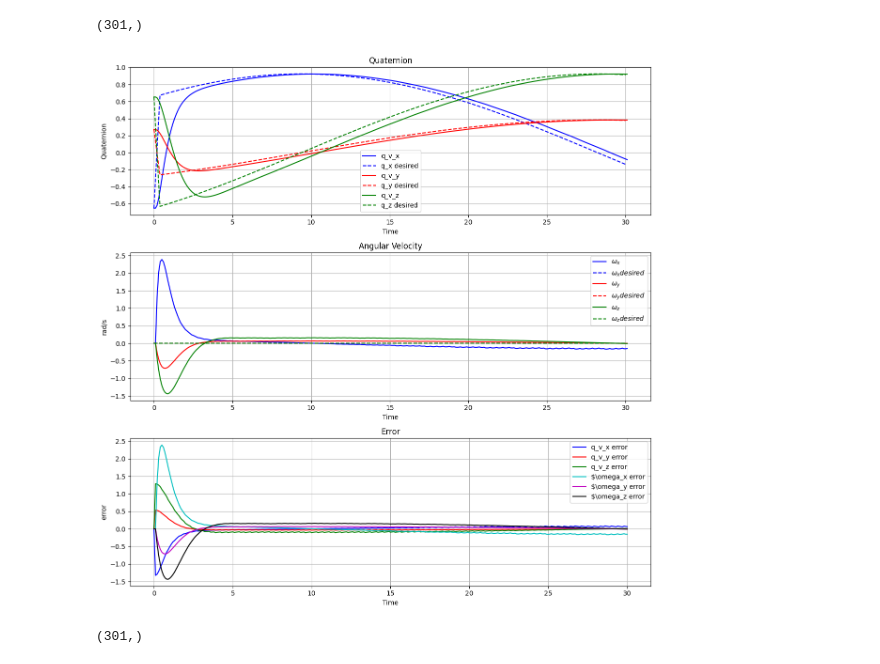
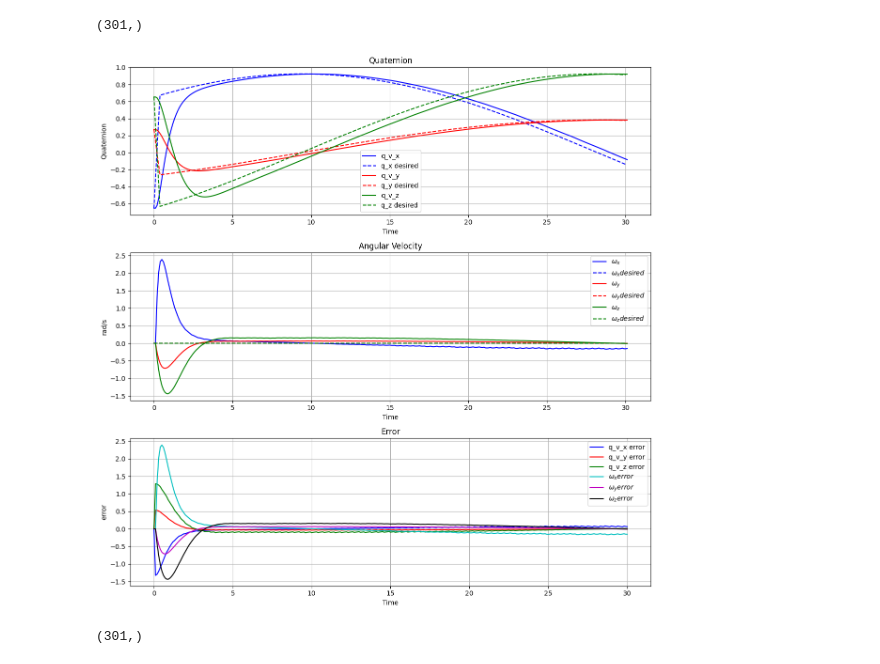
Before and after one commit to abbddos/orbit, a Jupyter notebook: lqr.ipynb, the cells around one changed output. Drawn from its saved outputs; the diff is of its cells as text; code cells hidden in the pictures.

```diff
--- a/lqr.ipynb
+++ b/lqr.ipynb
@@ -246,37 +246,37 @@ plt.legend()
 
 plt.subplot(3, 1, 2)
 plt.plot(time_history, state_history[3], 'b-', label=r'$\omega_x$')
 plt.plot(time_desired, desired_trajectory.T[3] , 'b--', label=r'$\omega_x desired$')
 
 plt.plot(time_history, state_history[4], 'r-', label=r'$\omega_y$')
 plt.plot(time_desired, desired_trajectory.T[4] , 'r--', label=r'$\omega_y desired$')
 plt.plot(time_history, state_history[5], 'g-', label=r'$\omega_z$')
 plt.plot(time_desired, desired_trajectory.T[5] , 'g--', label=r'$\omega_z desired$')
 
 plt.title('Angular Velocity')
 plt.xlabel('Time')
 plt.ylabel('rad/s')
 plt.grid(True)
 plt.legend()
 
 plt.subplot(3, 1, 3)
 plt.plot(error_time_history, state_error_history[0], 'b-', label='q_v_x error')
 plt.plot(error_time_history, state_error_history[1], 'r-', label='q_v_y error')
 plt.plot(error_time_history, state_error_history[2], 'g-', label='q_v_z error')
-plt.plot(error_time_history, state_error_history[3], 'c-', label=r'$\omega_x error')
-plt.plot(error_time_history, state_error_history[4], 'm-', label=r'$\omega_y error')
-plt.plot(error_time_history, state_error_history[5], 'k-', label=r'$\omega_z error')
+plt.plot(error_time_history, state_error_history[3], 'c-', label=r'$\omega_x error$')
+plt.plot(error_time_history, state_error_history[4], 'm-', label=r'$\omega_y error$')
+plt.plot(error_time_history, state_error_history[5], 'k-', label=r'$\omega_z error$')
 
 plt.title('Error')
 plt.xlabel('Time')
 plt.ylabel('error')
 plt.grid(True)
 plt.legend()
 
 plt.tight_layout()
 plt.show()
 # %% [output]
-[figure, old version]
+[figure, new version]
 # %%
 control_time = np.linspace(0,30, len(control_history.T))
 control_time.shape
```
Also changed, not shown: parts of 1 cell of this notebook.
